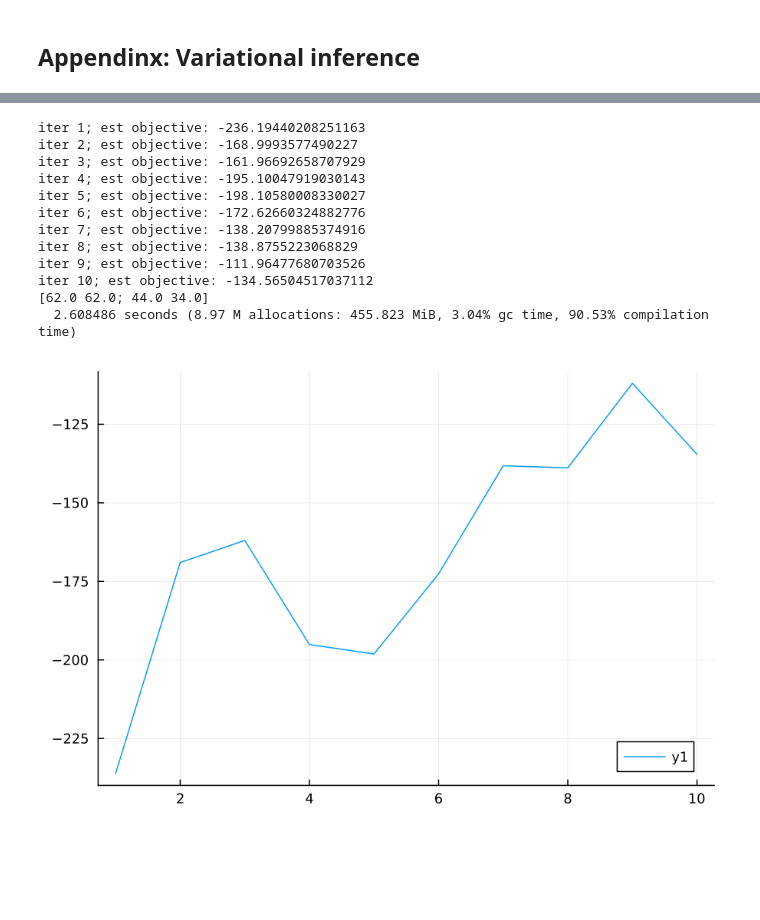
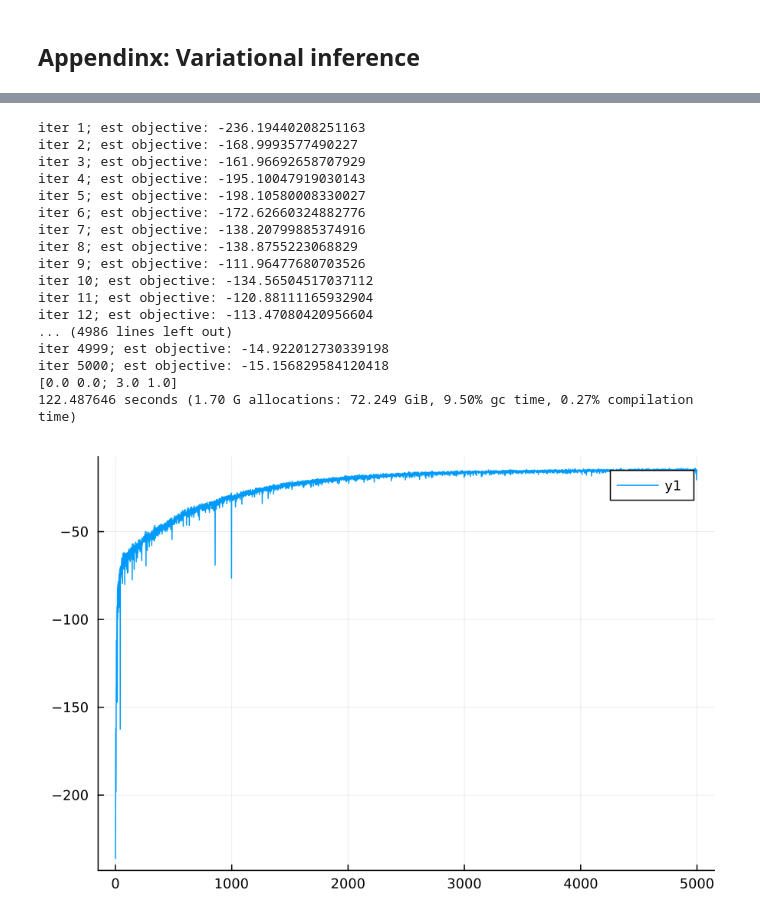
Before and after one commit to JustBeYou/unibuc-master-ai, a Jupyter notebook: probabilistic_programming/Project 1.ipynb, the cells around one changed output, grey strips where cells are left out. Drawn from its saved outputs; the diff is of its cells as text; code cells hidden in the pictures; blank space fills up the shorter version.

```diff
--- a/probabilistic_programming/Project 1.ipynb
+++ b/probabilistic_programming/Project 1.ipynb
@@ -968,23 +1103,31 @@ evaluate_hpf(trained_hpf_trace, default_params, known_interaction_matrix, all_in
 # %%
-activity_threshold = 30             # select users with at least that many reviews
-popularity_threshold = 150            # select items with at least that many reviews
+activity_threshold = 20             # select users with at least that many reviews
+popularity_threshold = 100            # select items with at least that many reviews
 min_overlapping = 0                  # how many items are shared among users on average (min)
-max_overlapping = 15                 # ... (max)
-sample_size = 20                     # how many users to select
+max_overlapping = 50                 # ... (max)
+sample_size = 25                     # how many users to select
 time_interval = [2010, 2016, 2020]  # first half of the interval knows the known samples ("train set"),
                                     # the other the ones to be predicted ("test set")
+
+function sampler(user_sample_rng)
+    known_sample_reviews, sample_users, sample_items, overlapping_mean = sample_reviews_of_size(
+        ratings_df, time_interval, sample_size, activity_threshold, popularity_threshold, min_overlapping, max_overlapping, user_sample_rng
+    )
+
+    all_sample_reviews = @pipe reviews_between(ratings_df, time_interval[1], time_interval[3]) |> filter(:user_id => in(Set(sample_users)), _) |> filter(:item_id => in(Set(sample_items)), _)
+
+    known_interaction_matrix = build_sparse_interaction_matrix(known_sample_reviews, sample_users, sample_items)
+    all_interaction_matrix = build_sparse_interaction_matrix(all_sample_reviews, sample_users, sample_items)
+
+    all_sample_reviews, known_interaction_matrix, all_interaction_matrix
+end
 
 Random.seed!(SEED)
 user_sample_rng = Random.Xoshiro(SEED)
 
-known_sample_reviews, sample_users, sample_items, overlapping_mean = sample_reviews_of_size(
-    ratings_df, time_interval, sample_size, activity_threshold, popularity_threshold, min_overlapping, max_overlapping, user_sample_rng
-)
-all_sample_reviews = @pipe reviews_between(ratings_df, time_interval[1], time_interval[3]) |> filter(:user_id => in(Set(sample_users)), _) |> filter(:item_id => in(Set(sample_items)), _)
+kfold = 3
+validation_sets = [sampler(user_sample_rng) for _ in 1:kfold]
 
-known_interaction_matrix = build_sparse_interaction_matrix(known_sample_reviews, sample_users, sample_items)
-all_interaction_matrix = build_sparse_interaction_matrix(all_sample_reviews, sample_users, sample_items)
-
-x = collect(all_interaction_matrix) - collect(known_interaction_matrix)
-length(x[x .> 0])
+sample_size = 50
+test_set = sampler(user_sample_rng);
 # %% [output]
@@ -1229,34 +1420,39 @@ function train_hpf_vi(rng, hpf_model, train_matrix, params, train_iterations, sa
         hpf_model, model_params, constraints, approx_hpf, approx_params, approx_update;
         iters=train_iterations, samples_per_iter=samples_per_iter, verbose=true
     )
 
     learned_params = Dict((symbol, get_param(approx_hpf, symbol)) for symbol in get_params(approx_hpf))
 
     mean_y = compute_hpf_y(traces[length(traces)-4], params[:K], users, items)
     for trace in traces[length(traces) - 3:end]
         mean_y .+= compute_hpf_y(trace, params[:K], users, items)
     end
     println(mean_y)
 
     return learned_params, elbo_estimate, elbo_history
 end
 
 Random.seed!(SEED)
 vi_train_rng = Random.Xoshiro(SEED)
-learned_params, elbo_estimate, elbo_history = @time train_hpf_vi(vi_train_rng, hpf_optimized, [[1 0]; [0 1]], default_params, 10, 100, all_interaction_matrix)
+learned_params, elbo_estimate, elbo_history = @time train_hpf_vi(vi_train_rng, hpf_optimized, [[1 0]; [0 1]], default_params, 5000, 100, all_interaction_matrix)
 
 plot(1:length(elbo_history), elbo_history, fmt = :png, dpi=150)
 # %% [output]
 iter 1; est objective: -236.19440208251163
 iter 2; est objective: -168.9993577490227
 iter 3; est objective: -161.96692658707929
 iter 4; est objective: -195.10047919030143
 iter 5; est objective: -198.10580008330027
 iter 6; est objective: -172.62660324882776
 iter 7; est objective: -138.20799885374916
 iter 8; est objective: -138.8755223068829
 iter 9; est objective: -111.96477680703526
 iter 10; est objective: -134.56504517037112
-[62.0 62.0; 44.0 34.0]
-  2.608486 seconds (8.97 M allocations: 455.823 MiB, 3.04% gc time, 90.53% compilation time)
+iter 11; est objective: -120.88111165932904
+iter 12; est objective: -113.47080420956604
+... (4986 lines left out)
+iter 4999; est objective: -14.922012730339198
+iter 5000; est objective: -15.156829584120418
+[0.0 0.0; 3.0 1.0]
+122.487646 seconds (1.70 G allocations: 72.249 GiB, 9.50% gc time, 0.27% compilation time)
-[figure, old version]
+[figure, new version]
```
Also changed, not shown: parts of 26 cells of this notebook.
